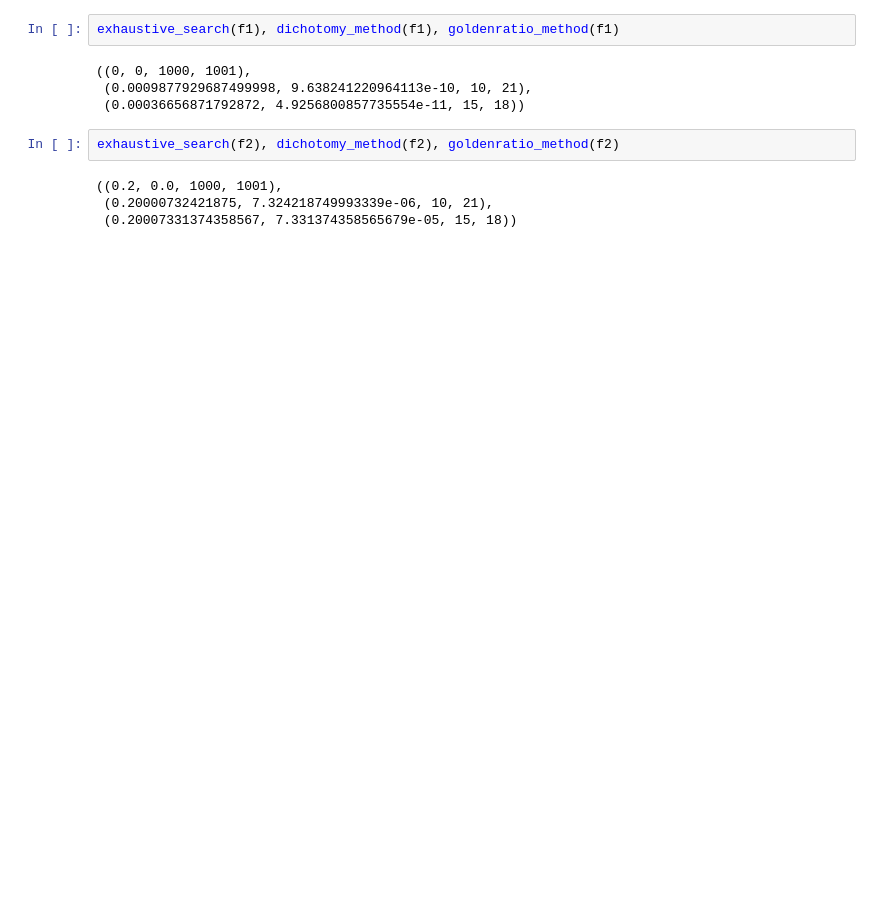
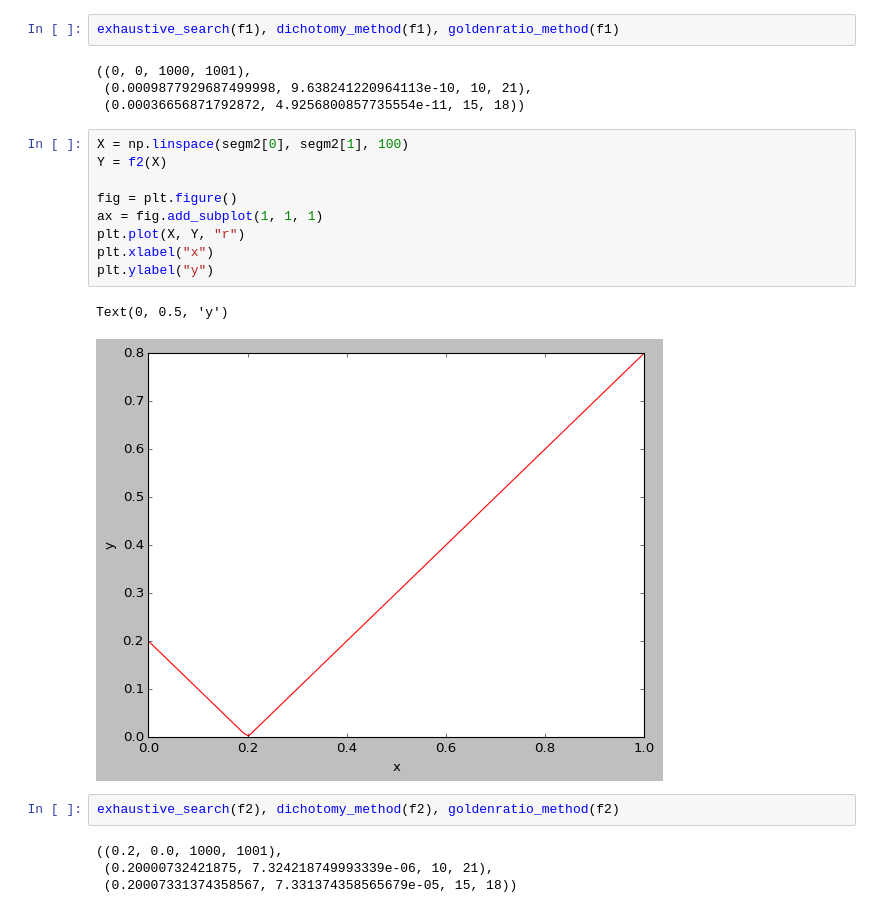
Before and after one commit to dmitry-grigorev/AlgoAnalysisDevelopment, a Jupyter notebook: Task2/Task2notebook.ipynb, the cells around one changed output. Saved outputs shown, nothing was run; the diff lists cells and outputs as text; blank space fills up the shorter version.

```diff
--- a/Task2/Task2notebook.ipynb
+++ b/Task2/Task2notebook.ipynb
@@ -11,6 +37,18 @@ exhaustive_search(f1), dichotomy_method(f1), goldenratio_method(f1)
 ((0, 0, 1000, 1001),
  (0.0009877929687499998, 9.638241220964113e-10, 10, 21),
  (0.00036656871792872, 4.9256800857735554e-11, 15, 18))
+# %%
+X = np.linspace(segm2[0], segm2[1], 100)
+Y = f2(X)
+
+fig = plt.figure()
+ax = fig.add_subplot(1, 1, 1)
+plt.plot(X, Y, "r")
+plt.xlabel("x")
+plt.ylabel("y")
+# %% [output]
+Text(0, 0.5, 'y')
+[figure, added]
 # %%
 exhaustive_search(f2), dichotomy_method(f2), goldenratio_method(f2)
 # %% [output]
```
Also changed, not shown: parts of 22 cells of this notebook, 2 other files.
